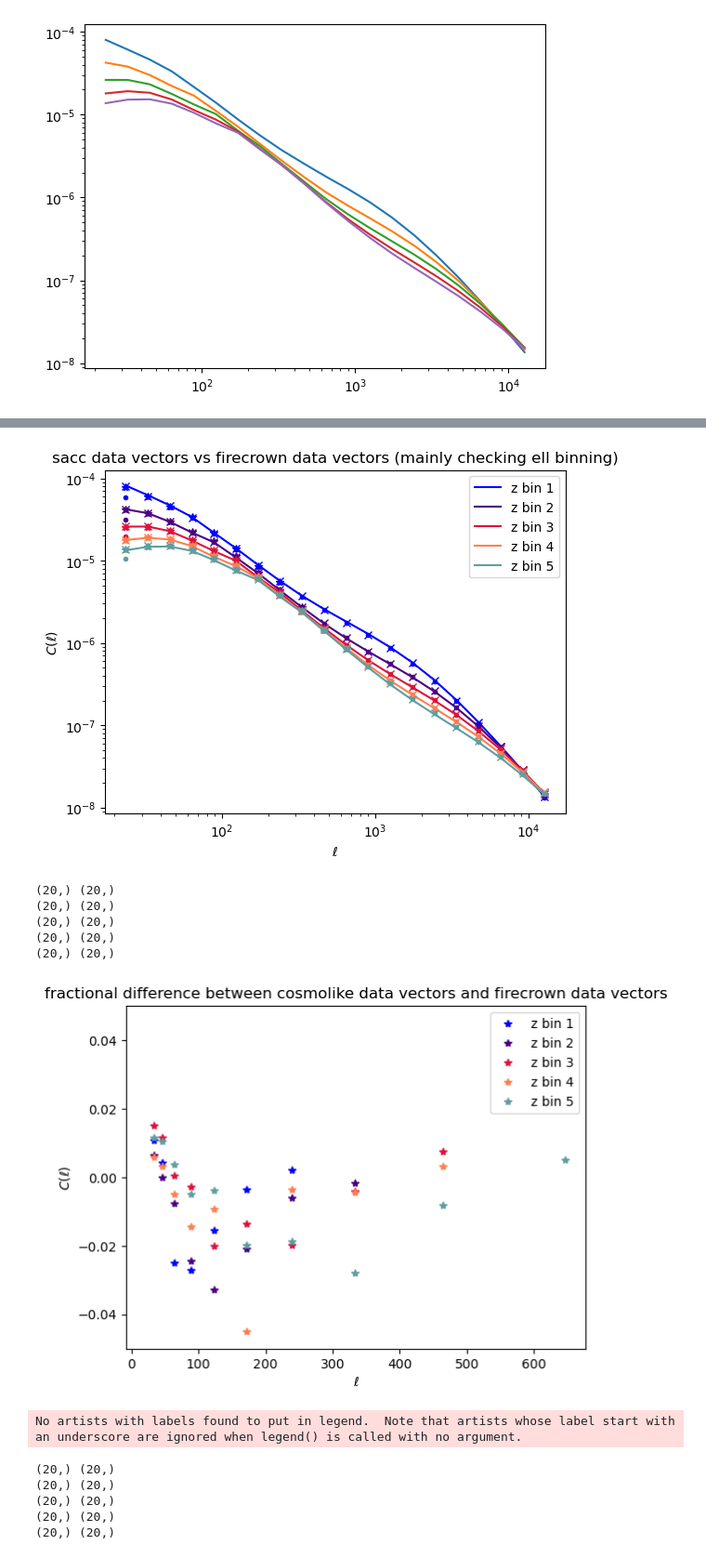
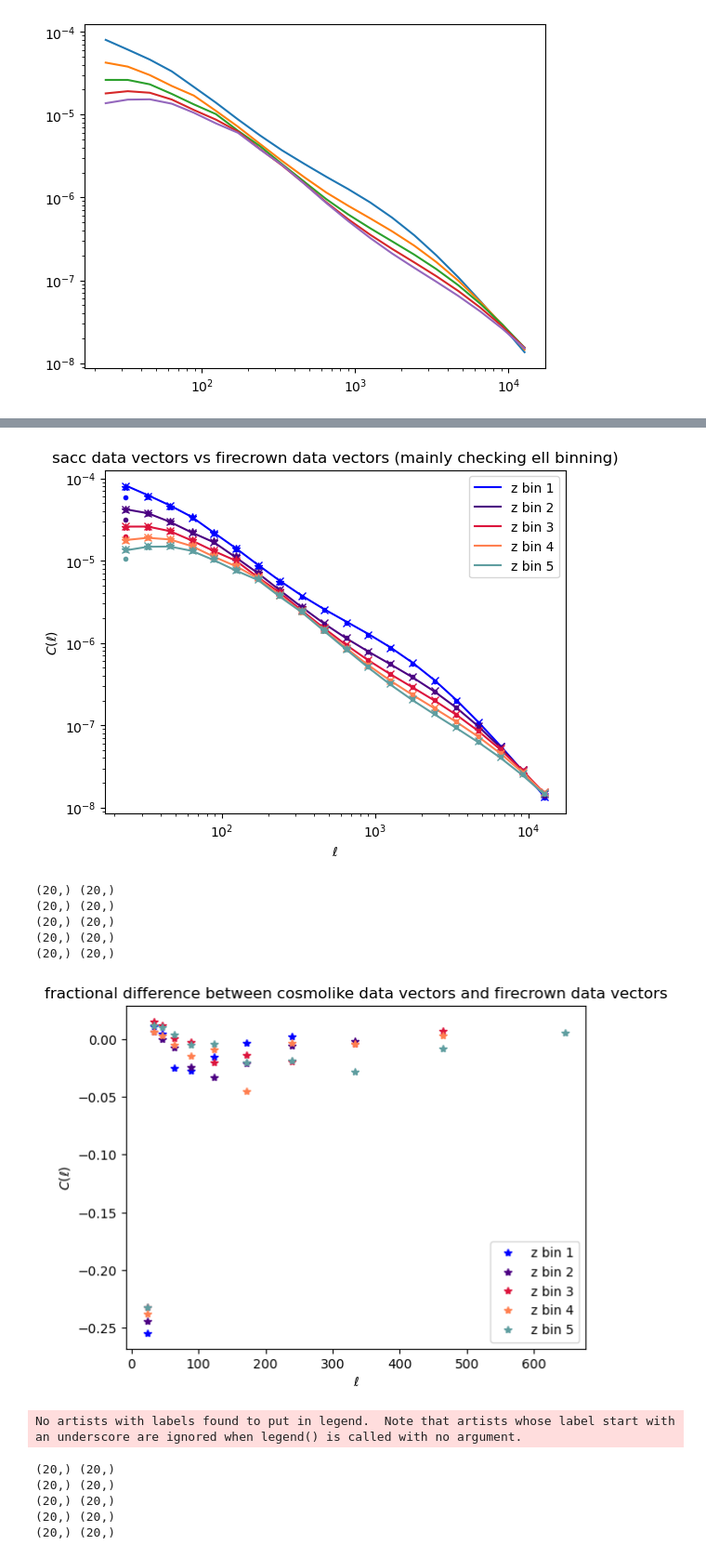
Before and after one commit to LSSTDESC/forecasting, a Jupyter notebook: DESC_SRD/Notebooks/AccessFirecrownLikelihood.ipynb, the cells around one changed output, grey strips where cells are left out. Shown at 93% size. Cells and saved outputs as stored; diff of their text form; code cells hidden in the pictures.

```diff
--- a/DESC_SRD/Notebooks/AccessFirecrownLikelihood.ipynb
+++ b/DESC_SRD/Notebooks/AccessFirecrownLikelihood.ipynb
@@ -235,37 +233,37 @@ for i in range(nbinz):
     plt.plot(l, (th[i*nbinl:(i+1)*nbinl]-lss_y1_cosmolike[i*nbinl:(i+1)*nbinl,1])/lss_y1_cosmolike[i*nbinl:(i+1)*nbinl,1], '*', color=colors[i], label='z bin %d'%(i+1))
     #plt.plot(l, (th[i*nbinl:(i+1)*nbinl]-cl_gg)/cl_gg, '.', color=colors[i])
 plt.legend()
-plt.ylim(-0.05, 0.05)
+#plt.ylim(-0.05, 0.05)
 plt.title("fractional difference between cosmolike data vectors and firecrown data vectors")
 plt.xlabel(r'$\ell$')
 plt.ylabel(r'$C(\ell)$')
 plt.show()
 
 for i in range(nbinz):
     l, cl_gg= sacc_data.get_ell_cl('galaxy_density_cl', 'lens%d'%i, 'lens%d'%i)#, return_cov=True, return_ind=True)
     print(l.shape, cl_gg.shape)
     #plt.plot(l, (th[i*nbinl:(i+1)*nbinl]-lss_y1_cosmolike[i*nbinl:(i+1)*nbinl,1])/lss_y1_cosmolike[i*nbinl:(i+1)*nbinl,1], '*', color=colors[i], label='z bin %d'%(i+1))
     plt.plot(l, (th[i*nbinl:(i+1)*nbinl]-cl_gg)/cl_gg, '.', color=colors[i])
 plt.legend()
-plt.ylim(-0.05, 0.05)
+#plt.ylim(-0.05, 0.05)
 plt.title("fractional difference between sacc data vectors (made with ccl) and firecrown data vectors")
 plt.xlabel(r'$\ell$')
 plt.ylabel(r'$C(\ell)$')
 plt.show()
 # %% [output]
 (100,)
 (20,) (20,)
 (20,) (20,)
 (20,) (20,)
 (20,) (20,)
 (20,) (20,)
 [figure]
 (20,) (20,)
 (20,) (20,)
 (20,) (20,)
 (20,) (20,)
 (20,) (20,)
-[figure, old version]
+[figure, new version]
 No artists with labels found to put in legend.  Note that artists whose label start with an underscore are ignored when legend() is called with no argument.
 (20,) (20,)
 (20,) (20,)
```
Also changed, not shown: parts of 3 cells of this notebook, 2 other files.
